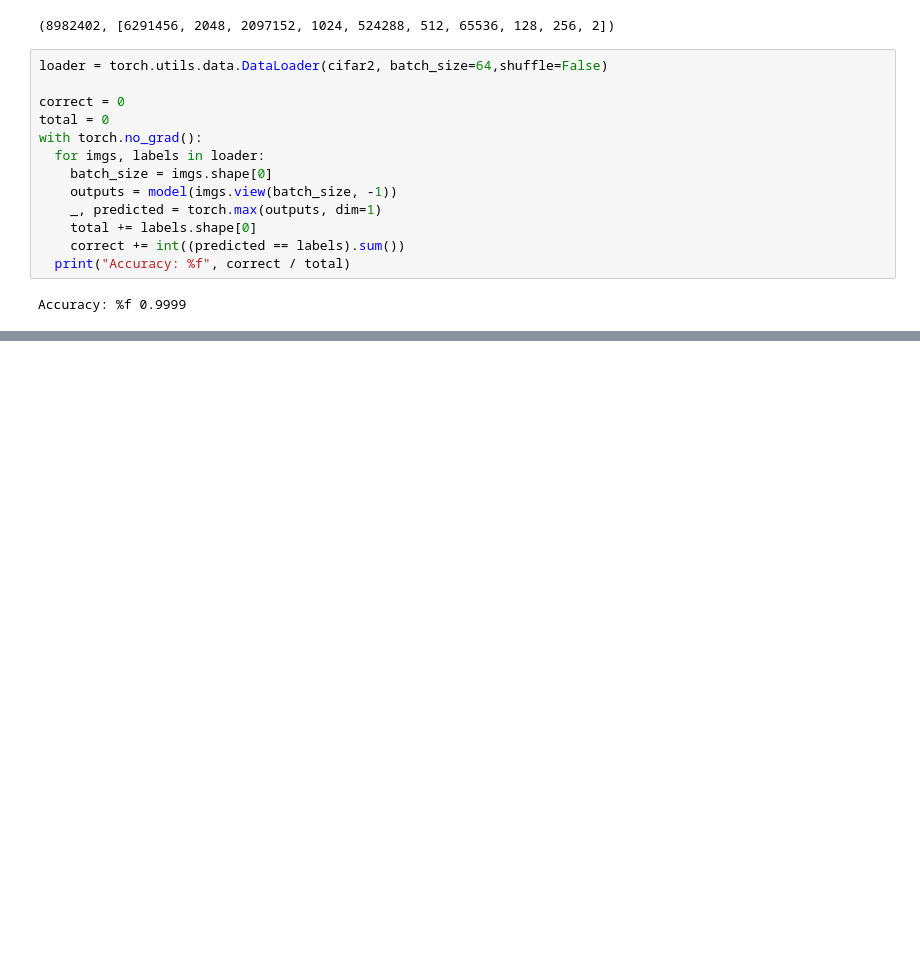
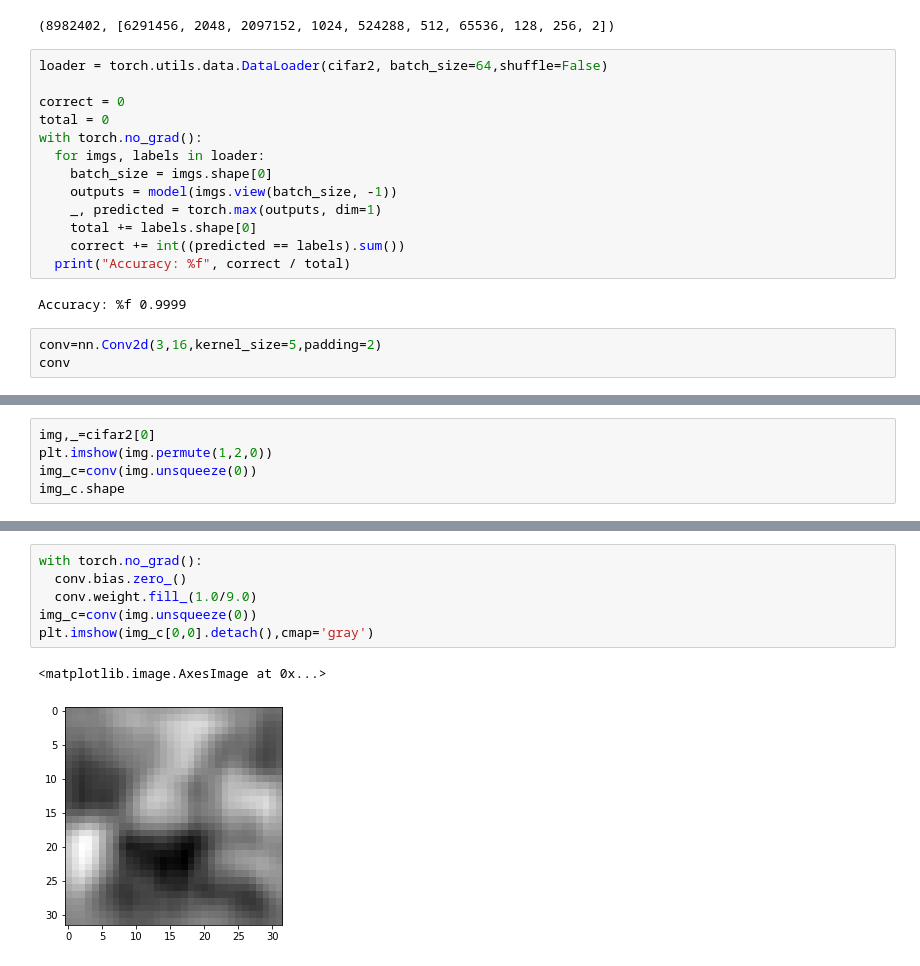
Before and after one commit to CHENNI-Nidhaleddine/TELLING_BIRDS_FROM_AIRPLANES_USING_PYTORCH, a Jupyter notebook: index.ipynb, the cells around one changed output, grey strips where cells are left out. Cells and saved outputs as stored; diff of their text form; blank space fills up the shorter version.

```diff
--- a/index.ipynb
+++ b/index.ipynb
@@ -187,3 +188,6 @@ with torch.no_grad():
   print("Accuracy: %f", correct / total)
 # %% [output]
 Accuracy: %f 0.9999
+# %%
+conv=nn.Conv2d(3,16,kernel_size=5,padding=2)
+conv
@@ -189,0 +200,5 @@ Accuracy: %f 0.9999
+# %%
+img,_=cifar2[0]
+plt.imshow(img.permute(1,2,0))
+img_c=conv(img.unsqueeze(0))
+img_c.shape
@@ -189,0 +209,9 @@ Accuracy: %f 0.9999
+# %%
+with torch.no_grad():
+  conv.bias.zero_()
+  conv.weight.fill_(1.0/9.0)
+img_c=conv(img.unsqueeze(0))
+plt.imshow(img_c[0,0].detach(),cmap='gray')
+# %% [output]
+<matplotlib.image.AxesImage at 0x...>
+[figure, added]
```
Also changed, not shown: parts of 14 cells of this notebook.
